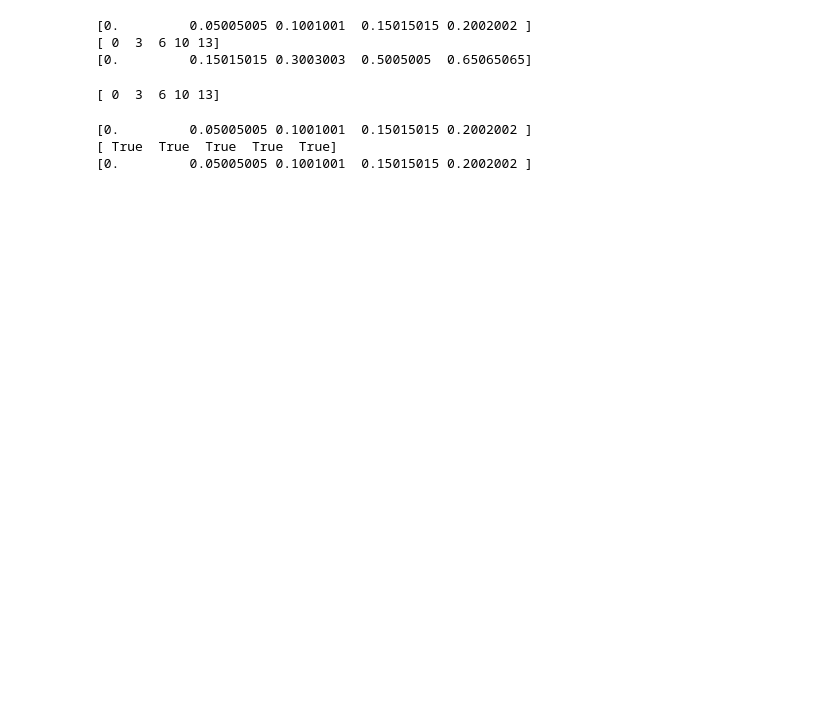
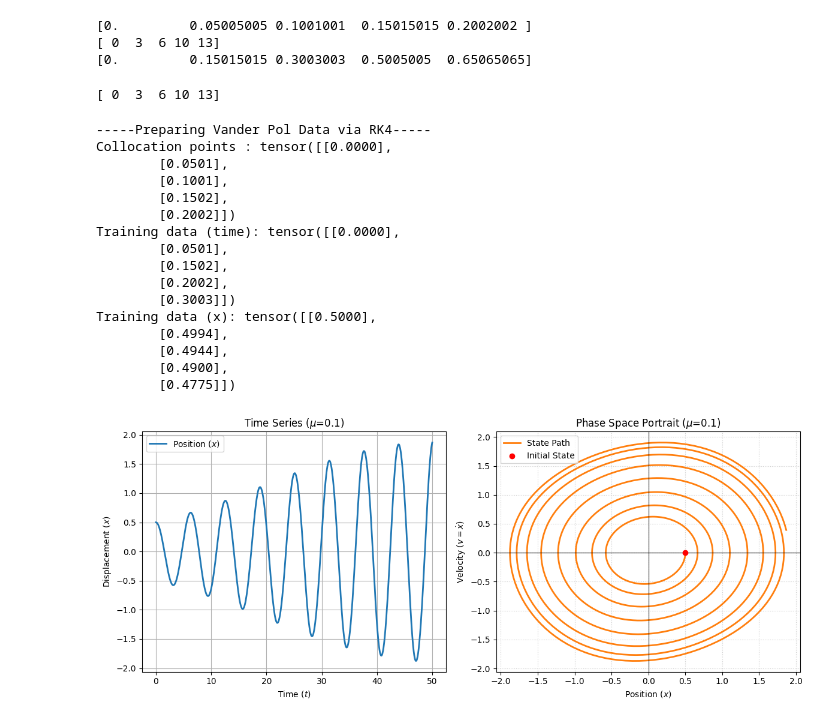
Before and after one commit to Izzathawari/PINN-dynamic-system, a Jupyter notebook: vdp_ip/test.ipynb, the cells around one changed output. Cells and saved outputs as stored; diff of their text form; code cells hidden in the pictures; blank space fills up the shorter version.

Commit message:
Collocation points and Training data range experiment

```diff
--- a/vdp_ip/test.ipynb
+++ b/vdp_ip/test.ipynb
@@ -17,15 +17,70 @@ colloc_points = np.linspace(0, 1000, 300).astype(int)
 print(colloc_points[:5])
 # %% [output]
 [ 0  3  6 10 13]
-# %%
-t_timedata = np.linspace(0, 50, 1000)
-train_mask = t_timedata <= 30.0
-t_train_window = t_timedata[train_mask]
-
-print(t_timedata[:5])
-print(train_mask[:5])
-print(t_train_window[:5])
-# %% [output]
-[0.         0.05005005 0.1001001  0.15015015 0.2002002 ]
-[ True  True  True  True  True]
-[0.         0.05005005 0.1001001  0.15015015 0.2002002 ]
+# %%
+from vdp_func import VDP
+from train import train_model, predict_model
+from pinn import PINNInverse
+import numpy as np
+import torch
+import matplotlib.pyplot as plt
+##-------------------Step 1----------------------------------##
+"""
+Create observable data
+"""
+TARGET_MU = 0.1
+vanderpol = VDP(mu = TARGET_MU)
+
+t_timedata = np.linspace(0, 50,1000)
+initial_condition = [0.5,0.0]
+print(f"\n-----Preparing Vander Pol Data via RK4-----")
+true_data = vanderpol.generate_trajectory(initial_condition, t_timedata)
+plot_data = vanderpol.plot_trajectory(initial_condition, t_timedata)
+x_true_positions = true_data[:,0]
+v_true_positions = true_data[:,1]
+
+
+##--------------------- Step 2 --------------------------------##
+
+"""
+Feed into PINN
+"""
+TRAINING_POINTS = 500
+COLLOCATION_POINTS = 1000
+TRAIN_LENGTH = 40
+
+train_length = t_timedata <= TRAIN_LENGTH
+t_train_window = t_timedata[train_length]
+x_train_window = x_true_positions[train_length]
+
+random_points = np.linspace(0, len(t_train_window)-1, TRAINING_POINTS).astype(int)
+t_data_np = t_timedata[random_points]
+x_data_np = x_true_positions[random_points]
+
+t_train_data = torch.tensor(t_data_np, dtype=torch.float32).view(-1,1)
+x_train_data = torch.tensor(x_data_np, dtype=torch.float32).view(-1,1)
+
+# Generate 400 uniform grid points for internal physics calculus checking
+t_physics = torch.linspace(0, 50, COLLOCATION_POINTS, dtype=torch.float32).view(-1, 1)
+
+print(f"Collocation points : {t_physics[:5]}")
+print(f"Training data (time): {t_train_data[:5]}")
+print(f"Training data (x): {x_train_data[:5]}")
+# %% [output]
+-----Preparing Vander Pol Data via RK4-----
+Collocation points : tensor([[0.0000],
+        [0.0501],
+        [0.1001],
+        [0.1502],
+        [0.2002]])
+Training data (time): tensor([[0.0000],
+        [0.0501],
+        [0.1502],
+        [0.2002],
+        [0.3003]])
+Training data (x): tensor([[0.5000],
+        [0.4994],
+        [0.4944],
+        [0.4900],
+        [0.4775]])
+[figure, added]
```
Also changed, not shown: 5 other files.
